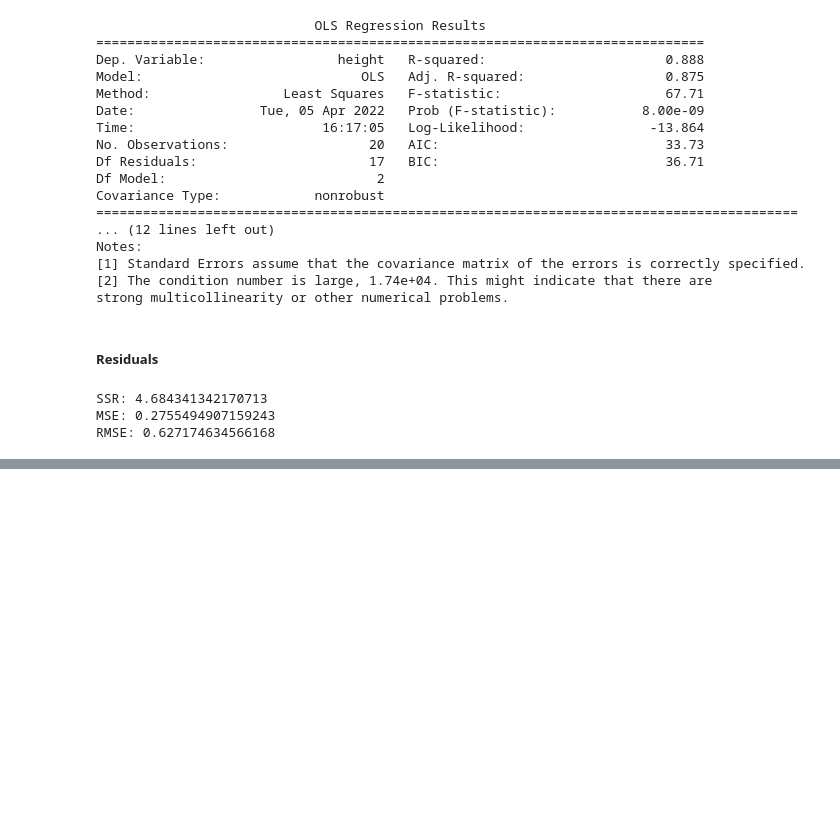
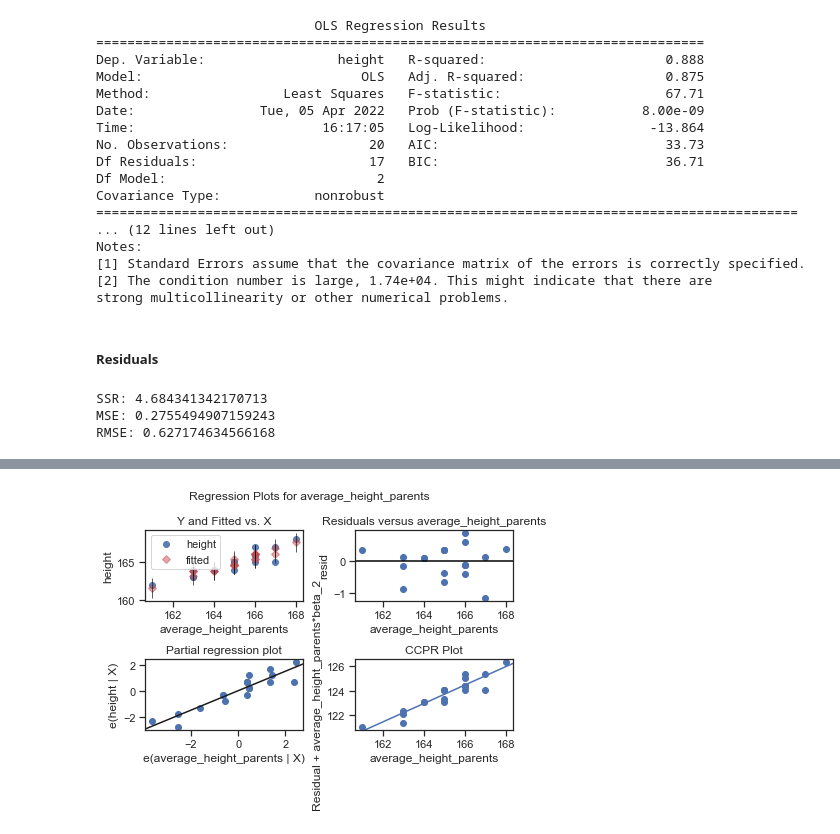
Before and after one commit to lenabinder1001/regression-height, a Jupyter notebook: models/regression-height.ipynb, the cells around one changed output, grey strips where cells are left out. Cells and saved outputs as stored; diff of their text form; code cells hidden in the pictures; blank space fills up the shorter version.

```diff
--- a/models/regression-height.ipynb
+++ b/models/regression-height.ipynb
@@ -219,0 +227,5 @@ RMSE: 0.627174634566168
+# %%
+fig = sm.graphics.plot_regress_exog(fit_2, "average_height_parents")
+fig.tight_layout(pad=1.0)
+# %% [output]
+[figure, added]
```
Also changed, not shown: parts of 4 cells of this notebook.
